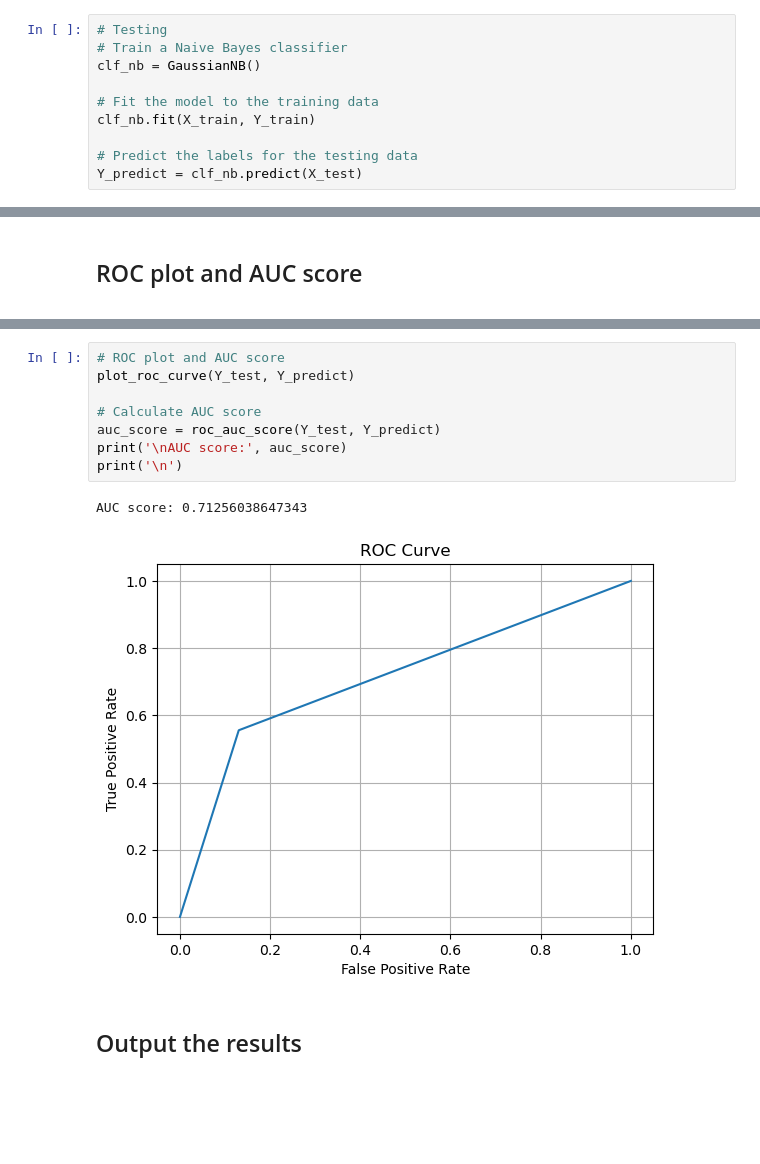
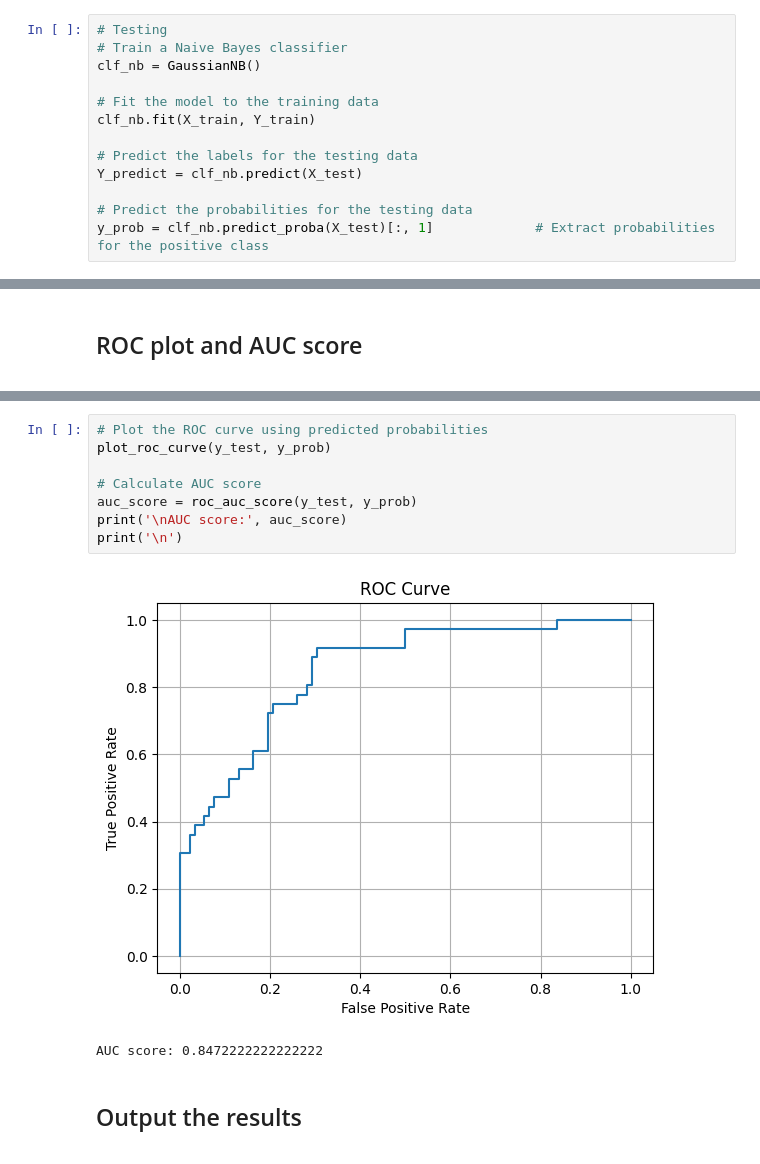
Before and after one commit to Ehsan-Behzadi/A-Machine-Learning-Approach-Using-the-Pima-Indians-Diabetes-Dataset, a Jupyter notebook: ML_model_Pima_Indians_Diabetes.ipynb, the cells around one changed output, grey strips where cells are left out. Saved outputs shown, nothing was run; the diff lists cells and outputs as text; blank space fills up the shorter version.

```diff
--- a/ML_model_Pima_Indians_Diabetes.ipynb
+++ b/ML_model_Pima_Indians_Diabetes.ipynb
@@ -1223,6 +1277,9 @@ clf_nb.fit(X_train, Y_train)
 
 # Predict the labels for the testing data
 Y_predict = clf_nb.predict(X_test)
+
+# Predict the probabilities for the testing data
+y_prob = clf_nb.predict_proba(X_test)[:, 1]             # Extract probabilities for the positive class
 # %%
 # Evaluate model performance
 print('\nTesting the model:\n')
@@ -1290,14 +1349,14 @@ def plot_roc_curve(y_test, y_pred):
 # %%
-# ROC plot and AUC score
-plot_roc_curve(Y_test, Y_predict)
+# Plot the ROC curve using predicted probabilities
+plot_roc_curve(y_test, y_prob)
 
 # Calculate AUC score
-auc_score = roc_auc_score(Y_test, Y_predict)
+auc_score = roc_auc_score(y_test, y_prob)
 print('\nAUC score:', auc_score)
 print('\n')
 # %% [output]
+[figure, new version]
-AUC score: 0.71256038647343
+AUC score: 0.8472222222222222
-[figure, old version]
 # %% [markdown]
 <div id="output">
     <h2>Output the results</h2>
```
Also changed, not shown: parts of 28 cells of this notebook.
